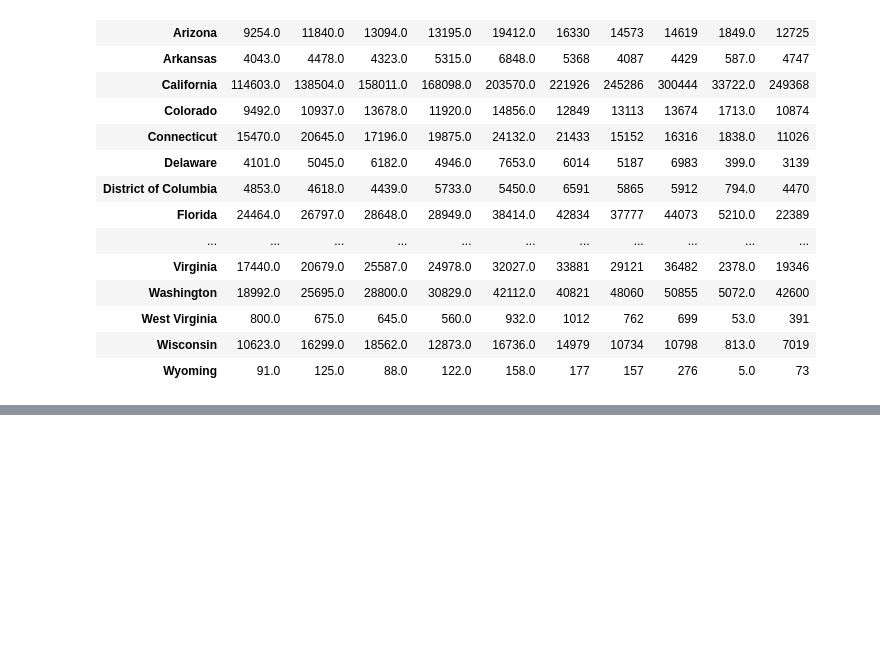
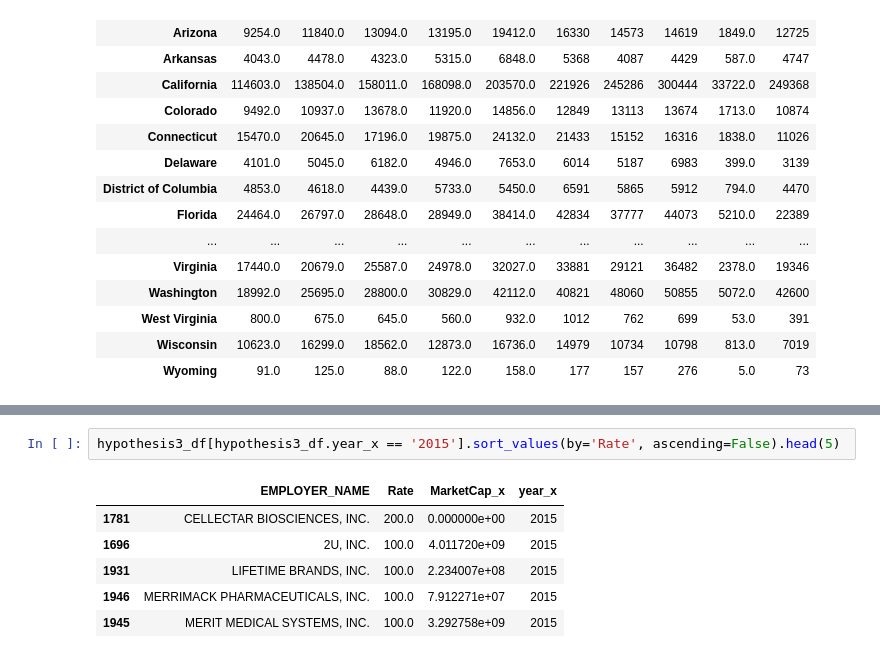
Before and after one commit to Surb22/2021_Spring_finals-1, a Jupyter notebook: main.ipynb, the cells around one changed output, grey strips where cells are left out. Drawn from its saved outputs; the diff is of its cells as text; blank space fills up the shorter version.

```diff
--- a/main.ipynb
+++ b/main.ipynb
@@ -188,0 +223,9 @@ df
+# %%
+hypothesis3_df[hypothesis3_df.year_x == '2015'].sort_values(by='Rate', ascending=False).head(5)
+# %% [output]
+|  | EMPLOYER_NAME | Rate | MarketCap_x | year_x |
+| 1781 | CELLECTAR BIOSCIENCES, INC. | 200.0 | 0.000000e+00 | 2015 |
+| 1696 | 2U, INC. | 100.0 | 4.011720e+09 | 2015 |
+| 1931 | LIFETIME BRANDS, INC. | 100.0 | 2.234007e+08 | 2015 |
+| 1946 | MERRIMACK PHARMACEUTICALS, INC. | 100.0 | 7.912271e+07 | 2015 |
+| 1945 | MERIT MEDICAL SYSTEMS, INC. | 100.0 | 3.292758e+09 | 2015 |
```
Also changed, not shown: parts of 8 cells of this notebook.
